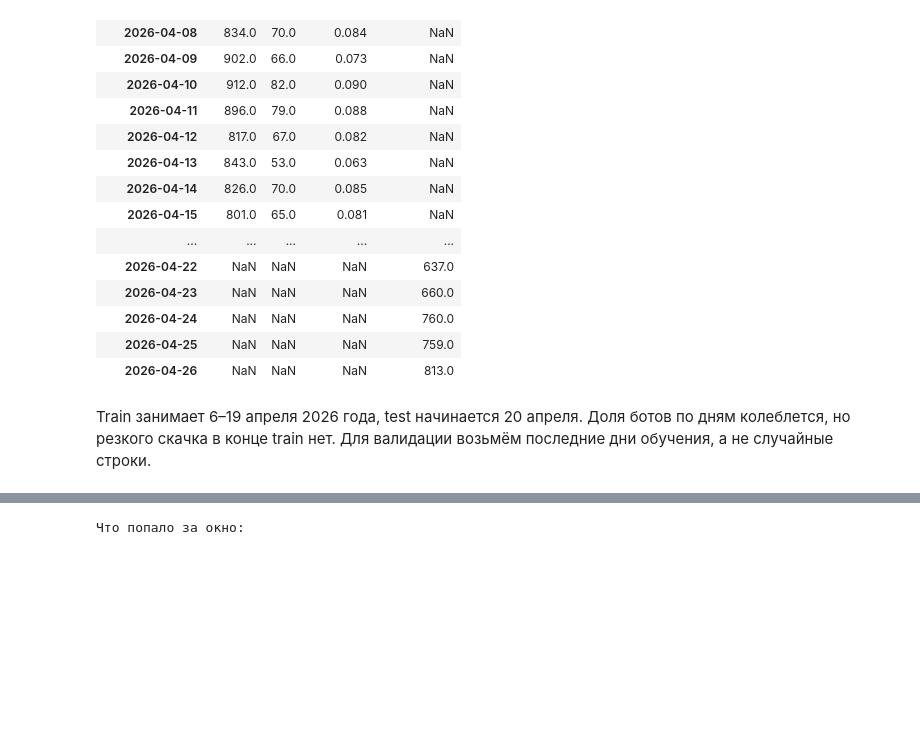
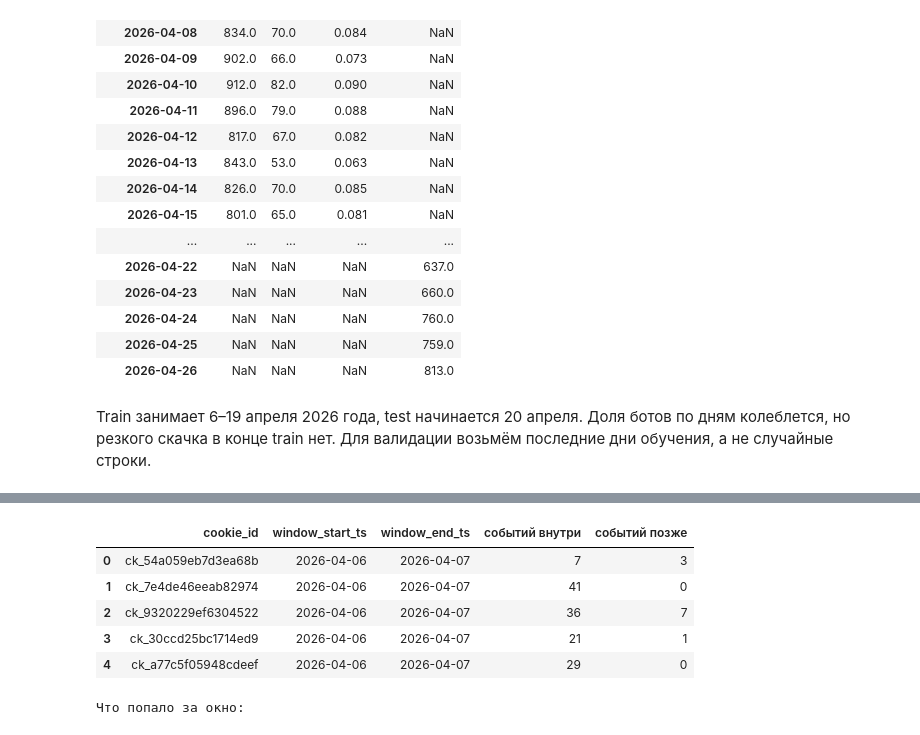
Before and after one commit to artem-melikhov/bot-detection-challenge, a Jupyter notebook: 01_eda.ipynb, the cells around one changed output, grey strips where cells are left out. Cells and saved outputs as stored; diff of their text form; code cells hidden in the pictures; blank space fills up the shorter version.

Commit message:
Уточнить подсчёт событий для каждой куки

```diff
--- a/01_eda.ipynb
+++ b/01_eda.ipynb
@@ -103,3 +107,17 @@ print("Все события за окном произошли после ег
+# %%
+inside_counts = day_events.groupby("cookie_id").size()
+later_counts = later_events.groupby("cookie_id").size()
+example = meta[["cookie_id", "window_start_ts", "window_end_ts"]].head(5).copy()
+example["событий внутри"] = example.cookie_id.map(inside_counts).fillna(0).astype(int)
+example["событий позже"] = example.cookie_id.map(later_counts).fillna(0).astype(int)
+display(example)
+# %% [output]
+|  | cookie_id | window_start_ts | window_end_ts | событий внутри | событий позже |
+| 0 | ck_54a059eb7d3ea68b | 2026-04-06 | 2026-04-07 | 7 | 3 |
+| 1 | ck_7e4de46eeab82974 | 2026-04-06 | 2026-04-07 | 41 | 0 |
+| 2 | ck_9320229ef6304522 | 2026-04-06 | 2026-04-07 | 36 | 7 |
+| 3 | ck_30ccd25bc1714ed9 | 2026-04-06 | 2026-04-07 | 21 | 1 |
+| 4 | ck_a77c5f05948cdeef | 2026-04-06 | 2026-04-07 | 29 | 0 |
 # %%
 print("Что попало за окно:")
 display(later_events.event_name.value_counts().rename("событий").to_frame())
```
Also changed, not shown: parts of 3 cells of this notebook.
